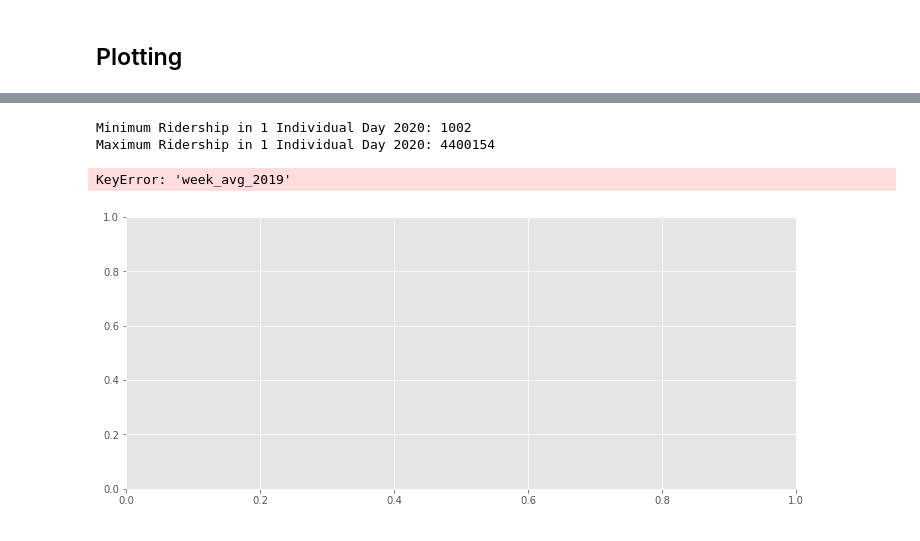
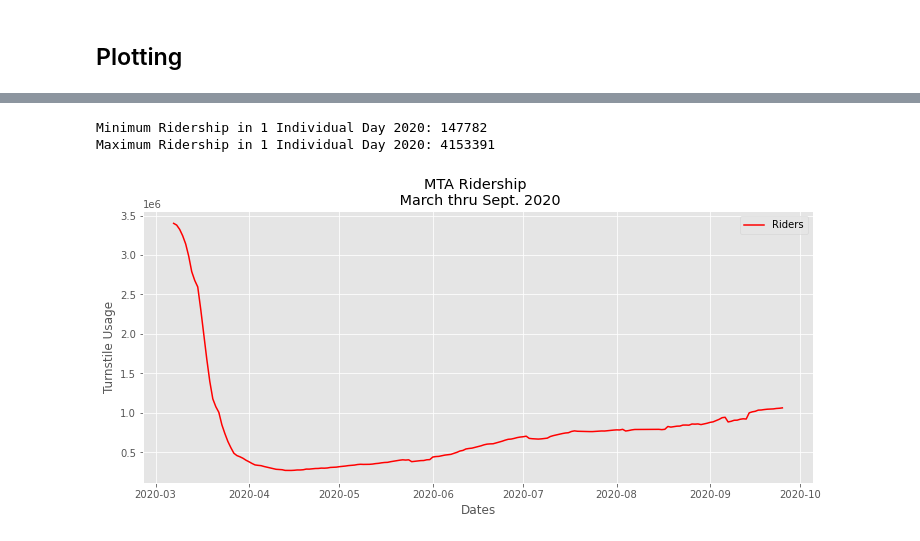
Before and after one commit to mkain112/MTA-Ridership-Impact-of-COVID-19, a Jupyter notebook: notebooks/turnstile_usage.ipynb, the cells around one changed output, grey strips where cells are left out. Saved outputs shown, nothing was run; the diff lists cells and outputs as text; code cells hidden in the pictures.

```diff
--- a/notebooks/turnstile_usage.ipynb
+++ b/notebooks/turnstile_usage.ipynb
@@ -23,6 +18,9 @@ __pycache__             median_income_nyc.ipynb
 # %%
 turnstile2019_df = pd.read_csv('../data/Turnstile_Usage_Data__2019.csv', low_memory=False)
 turnstile2020_df = pd.read_csv('../data/Turnstile_Usage_Data__2020.csv', low_memory=False)
+# %%
+turnstile2019_df.columns = [column.strip() for column in turnstile2019_df.columns]
+turnstile2020_df.columns = [column.strip() for column in turnstile2019_df.columns]
 # %%
 turnstile2019_df.head()
 # %% [output]
@@ -178,8 +249,8 @@ MultiIndex([('Entries', 'min'),
 # %% [markdown]
 ## Grouping by Date, Unit(station), SCP(turnstile) for 2020
 # %%
-gb2020 = ts_df_2020[['Unit', 'SCP', 'Date', 'Entries']].groupby(['Date', 'Unit', 'SCP']).agg([min, max])
+gb2020 = ts_df_2020[['Station', 'SCP', 'Date', 'Entries']].groupby(['Date', 'Station', 'SCP']).agg([min, max])
 # %%
 gb2020['Total'] = gb2020[('Entries', 'max')] - gb2020[('Entries', 'min')]
-gb2020.drop(gb2020[gb2020['Total'] < 1000].index, inplace=True)
+gb2020.drop(gb2020[gb2020['Total'] < 10].index, inplace=True)
 gb2020.drop(gb2020[gb2020['Total'] > 10000].index, inplace=True)
@@ -303,20 +390,19 @@ max_2020 = sum_per_date_2020['Total'].max()
 print('Minimum Ridership in 1 Individual Day 2020: {0}'.format(min_2020))
 print('Maximum Ridership in 1 Individual Day 2020: {0}'.format(max_2020))
 # %% [output]
-Minimum Ridership in 1 Individual Day 2020: 1002
-Maximum Ridership in 1 Individual Day 2020: 4400154
+Minimum Ridership in 1 Individual Day 2020: 147782
+Maximum Ridership in 1 Individual Day 2020: 4153391
 # %%
 fig, ax = plt.subplots(figsize=(12,5))
 
-ax.plot(sum_per_date_2020['week_avg_2019'], color='red', label='Riders')
+ax.plot(sum_per_date_2020['week_avg_2020'], color='red', label='Riders')
 ax.set_title('MTA Ridership \n March thru Sept. 2020')
 ax.set_xlabel('Dates')
 ax.set_ylabel('Turnstile Usage')
 ax.legend()
 plt.savefig('../img/ridership_2020', dpi=80)
 # %% [output]
-KeyError: 'week_avg_2019'
-[figure, old version]
+[figure, new version]
 # %%
 fig, ax = plt.subplots(figsize=(12,5))
 
```
Also changed, not shown: parts of 43 cells of this notebook, 11 other files.
